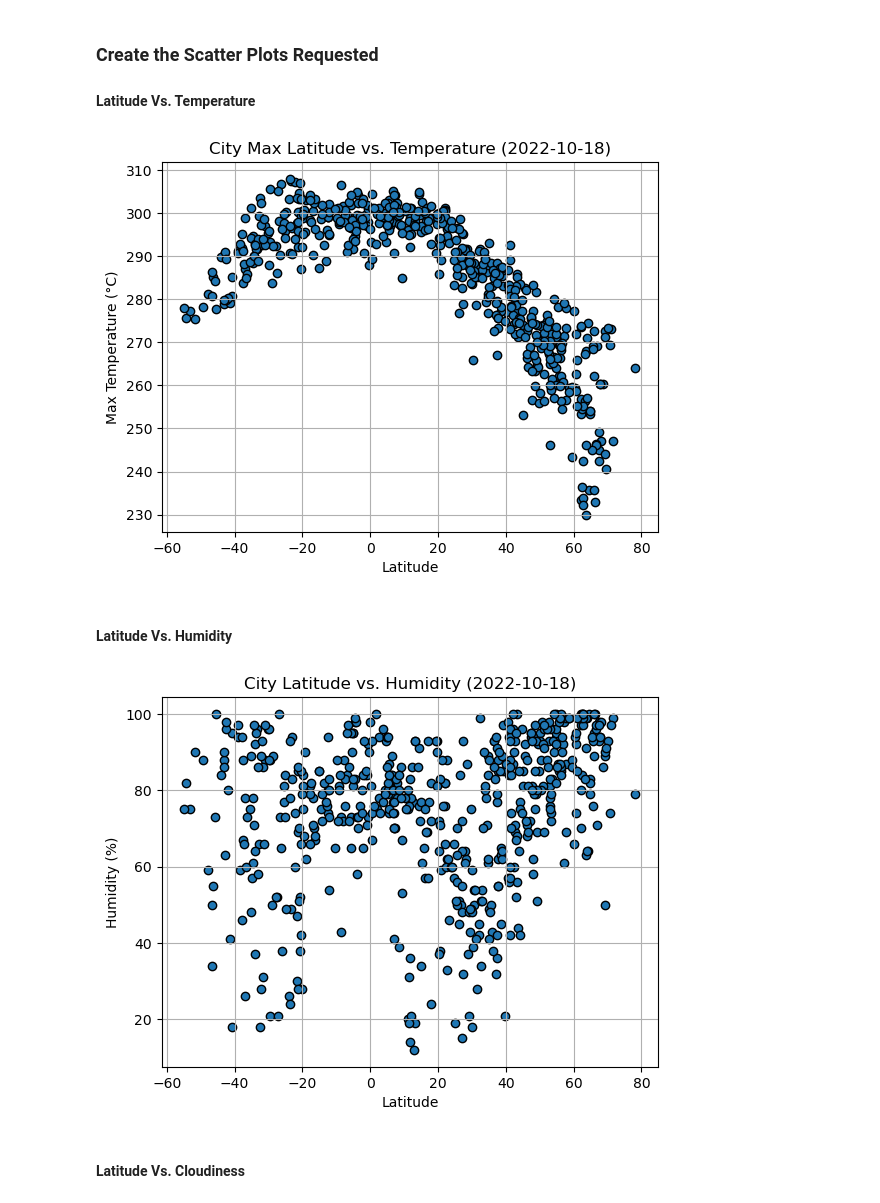
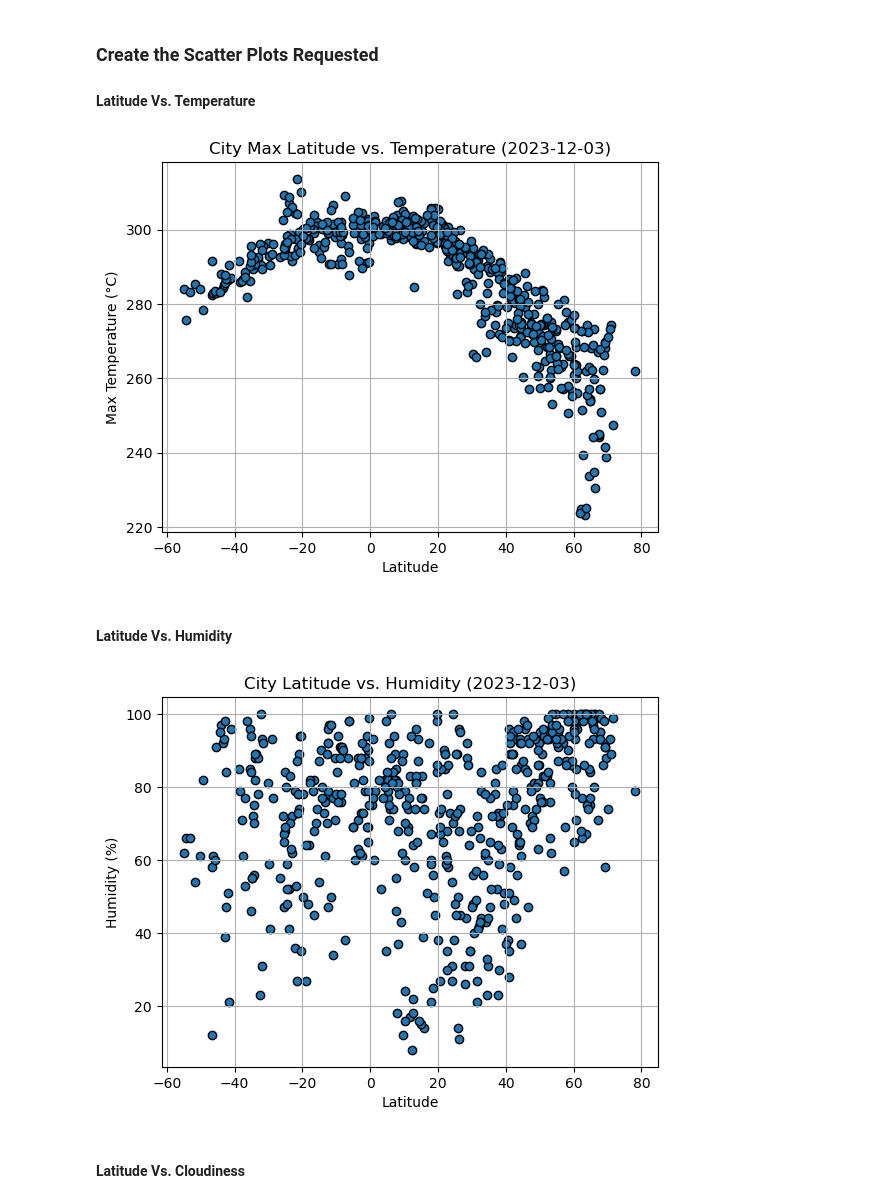
Before and after one commit to kunalkhirwar/python-api-challenge, a Jupyter notebook: WeatherPy/WeatherPy.ipynb, the cells around one changed output. Drawn from its saved outputs; the diff is of its cells as text; code cells hidden in the pictures.

```diff
--- a/WeatherPy/WeatherPy.ipynb
+++ b/WeatherPy/WeatherPy.ipynb
@@ -181,7 +198,7 @@ y_axis = city_data_df['Max Temp']
 plt.scatter(x_axis, y_axis, edgecolors = 'black')
 
 # Incorporate the other graph properties
-plt.title('City Max Latitude vs. Temperature (2022-10-18)')
+plt.title('City Max Latitude vs. Temperature (2023-12-03)')
 plt.xlabel('Latitude')
 plt.ylabel('Max Temperature (°C)')
 plt.grid()
@@ -192,29 +209,29 @@ plt.savefig("output_data/Fig1.png")
 # # Show plot
 plt.show()
 # %% [output]
-[figure, old version]
+[figure, new version]
 # %% [markdown]
 #### Latitude Vs. Humidity
 # %%
 # Build the scatter plots for latitude vs. humidity
 x_axis = city_data_df['Lat']
 y_axis = city_data_df['Humidity']
 
 plt.scatter(x_axis, y_axis, edgecolors = 'black')
 
 # Incorporate the other graph properties
-plt.title('City Latitude vs. Humidity (2022-10-18)')
+plt.title('City Latitude vs. Humidity (2023-12-03)')
 plt.xlabel('Latitude')
 plt.ylabel('Humidity (%)')
 plt.grid()
 
 # Save the figure
 plt.savefig("output_data/Fig2.png")
 
 # Show plot
 plt.show()
 # %% [output]
-[figure, old version]
+[figure, new version]
 # %% [markdown]
 #### Latitude Vs. Cloudiness
 # %%
```
Also changed, not shown: parts of 17 cells of this notebook, 5 other files.
